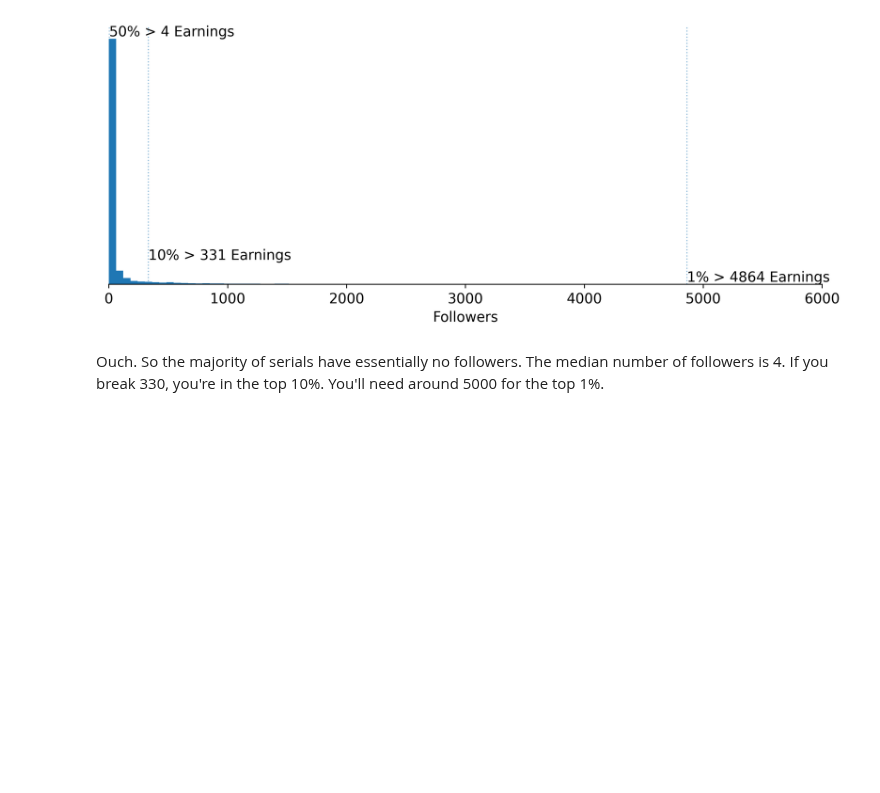
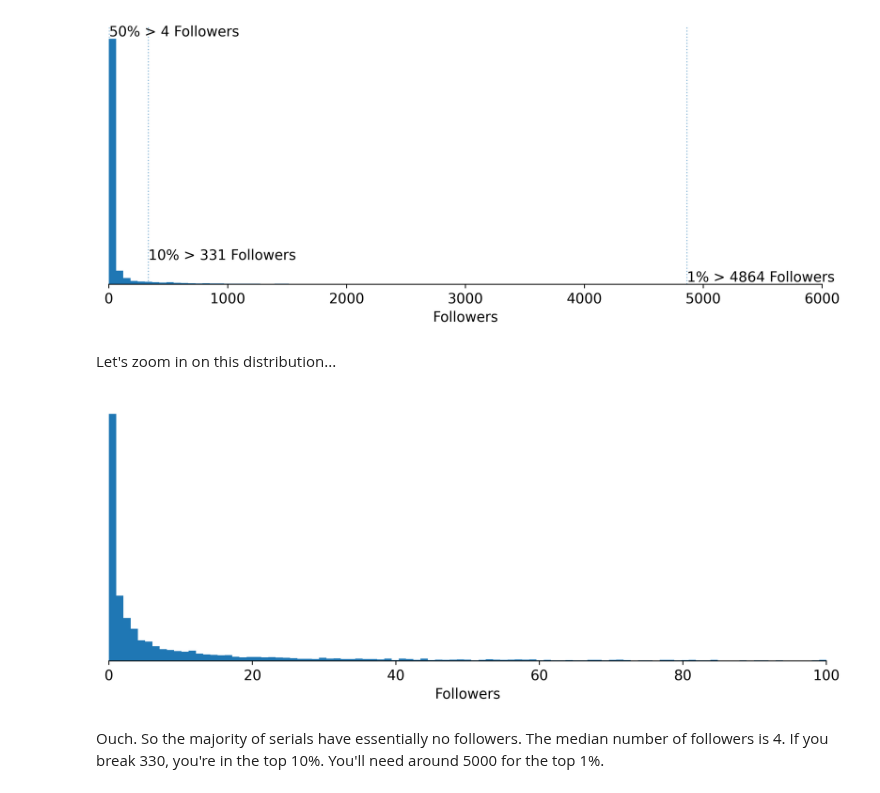
Before and after one commit to Samreay/Samreay, a Jupyter notebook: notebooks/2022-10-14-RoyalRoad.ipynb, the cells around one changed output. Drawn from its saved outputs; the diff is of its cells as text; code cells hidden in the pictures; blank space fills up the shorter version.

Commit message:
Adding more plots

```diff
--- a/notebooks/2022-10-14-RoyalRoad.ipynb
+++ b/notebooks/2022-10-14-RoyalRoad.ipynb
@@ -266,7 +266,7 @@ def plot_hist(df, ax, col, quantiles=[0.5, 0.9, 0.99], qys=None, bins=50, xlim=N
     for q, q_val, qy in zip(quantiles, df[col].quantile(quantiles), qys):
         qstr = qfmt % q_val
         ax.axvline(q_val, alpha=0.5, ls=":", lw=1)
-        ax.annotate(f"{1-q:0.0%} > {qstr} {c}", (q_val, max_y * qy))
+        ax.annotate(f"{1-q:0.0%} > {qstr} {col}", (q_val, max_y * qy))
     ax.get_yaxis().set_visible(False) ### REMOVE
     ax.spines.right.set_visible(False) ### REMOVE
     ax.spines.top.set_visible(False) ### REMOVE
@@ -279,6 +279,13 @@ fig, ax = plt.subplots()
 plot_followers(df, ax)
 # %% [output]
 [figure]
+# %% [markdown]
+Let's zoom in on this distribution...
+# %%
+fig, ax = plt.subplots()
+plot_hist(df, ax, "Followers", bins=100, qys=[], xlim=(0, 100))
+# %% [output]
+[figure, added]
 # %% [markdown]
 Ouch. So the majority of serials have essentially no followers. The median number of followers is 4. If you break 330, you're in the top 10%. You'll need around 5000 for the top 1%.
 # %%
```
Also changed, not shown: parts of 7 cells of this notebook, 45 other files.
